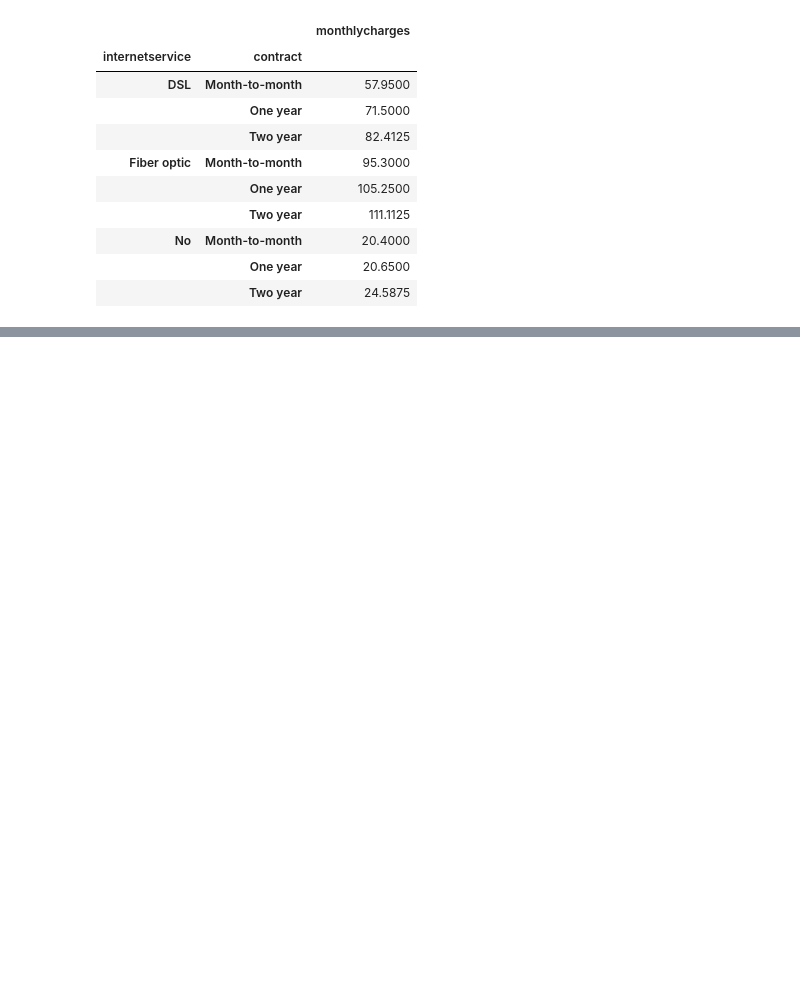
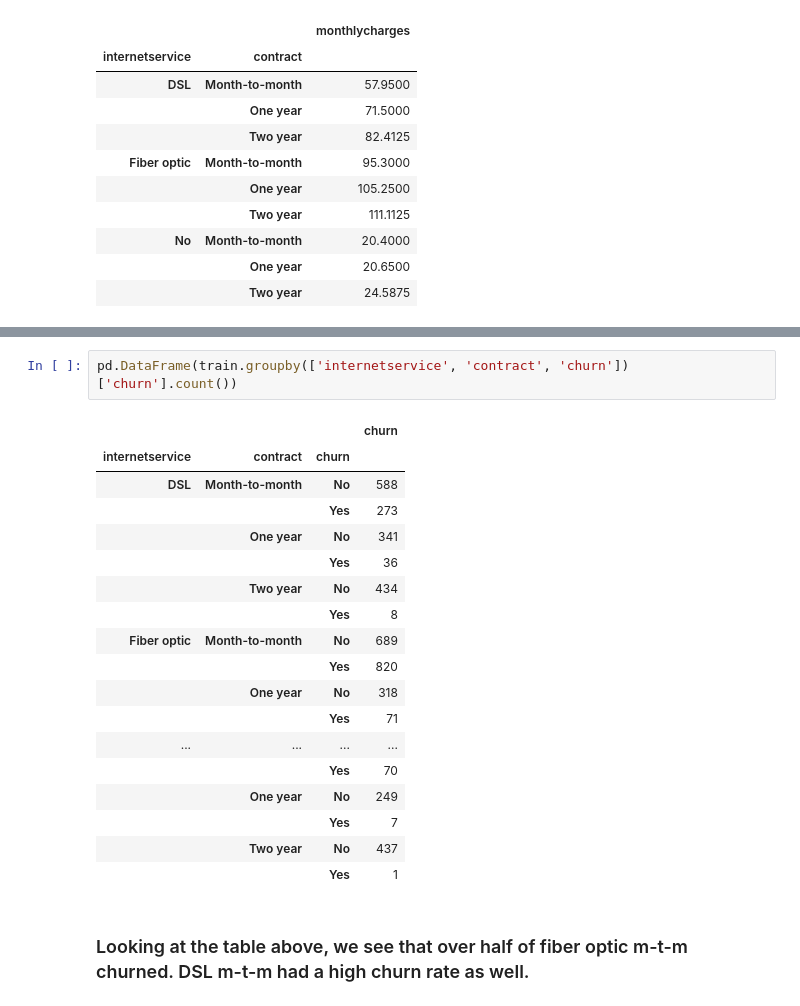
Before and after one commit to josephburton06/telco_customer_churn, a Jupyter notebook: exploration_bank_churn.ipynb, the cells around one changed output, grey strips where cells are left out. Drawn from its saved outputs; the diff is of its cells as text; blank space fills up the shorter version.

```diff
--- a/exploration_bank_churn.ipynb
+++ b/exploration_bank_churn.ipynb
@@ -124,0 +206,23 @@ pd.DataFrame(train.groupby(['internetservice', 'contract'])['monthlycharges'].qu
+# %%
+pd.DataFrame(train.groupby(['internetservice', 'contract', 'churn'])['churn'].count())
+# %% [output]
+|  |  |  | churn |
+| internetservice | contract | churn |  |
+| DSL | Month-to-month | No | 588 |
+|  |  | Yes | 273 |
+|  | One year | No | 341 |
+|  |  | Yes | 36 |
+|  | Two year | No | 434 |
+|  |  | Yes | 8 |
+| Fiber optic | Month-to-month | No | 689 |
+|  |  | Yes | 820 |
+|  | One year | No | 318 |
+|  |  | Yes | 71 |
+| ... | ... | ... | ... |
+|  |  | Yes | 70 |
+|  | One year | No | 249 |
+|  |  | Yes | 7 |
+|  | Two year | No | 437 |
+|  |  | Yes | 1 |
+# %% [markdown]
+### Looking at the table above, we see that over half of fiber optic m-t-m churned.  DSL m-t-m had a high churn rate as well.
```
Also changed, not shown: parts of 13 cells of this notebook.
